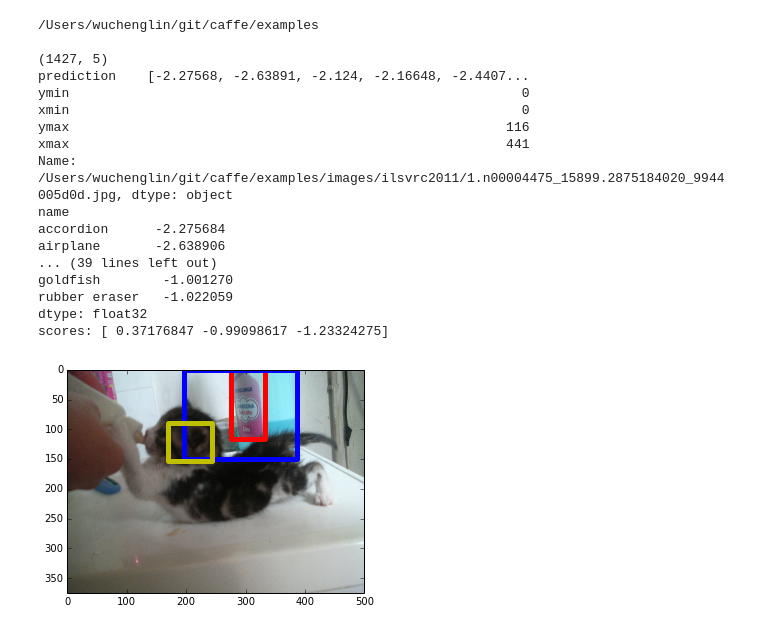
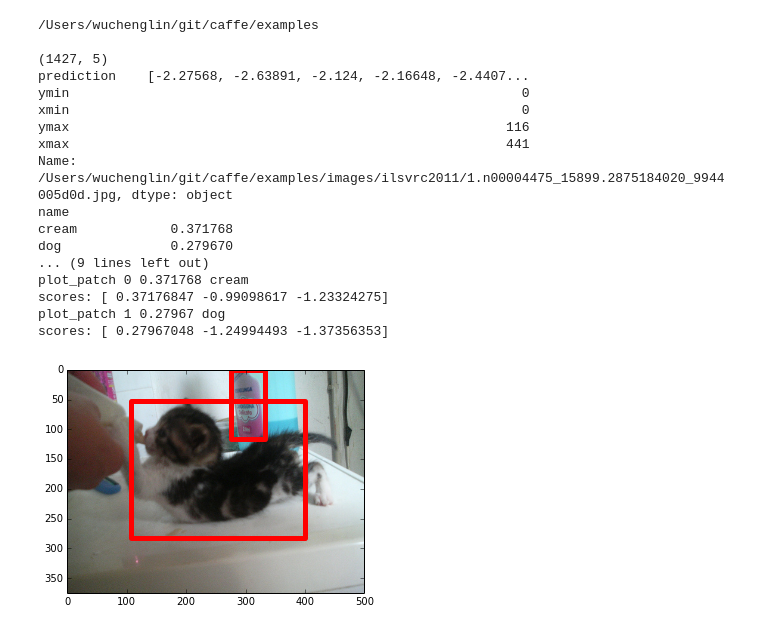
Before and after one commit to geekan/caffe, a Jupyter notebook: examples/one-cell-detection.ipynb, the cells around one changed output. Cells and saved outputs as stored; diff of their text form; code cells hidden in the pictures.

```diff
--- a/examples/one-cell-detection.ipynb
+++ b/examples/one-cell-detection.ipynb
@@ -58,19 +58,24 @@ def nms_detections(dets, overlap=0.3):
 
     return dets[pick, :]
 
-def plot_patch(plt, det_name, colors, df, predictions_df):
+def plot_patch(det_name, colors, df, predictions_df):
     scores = predictions_df[det_name]
     windows = df[['xmin', 'ymin', 'xmax', 'ymax']].values
     dets = np.hstack((windows, scores[:, np.newaxis]))
     nms_dets = nms_detections(dets)
 
     currentAxis = plt.gca()
-    for c, det in zip(colors, nms_dets[:3]):
+    for c, det in zip(colors, nms_dets[:len(colors)]):
+        if det[4] < 0:
+            break
+        plt.text(det[0], (det[3]-det[1])*9/10+det[1],
+                 str(det[4])+'\n'+det_name,
+                 bbox=dict(facecolor='white', alpha=0.5))
         currentAxis.add_patch(
             plt.Rectangle((det[0], det[1]), det[2]-det[0], det[3]-det[1],
             fill=False, edgecolor=c, linewidth=5)
         )
-    print 'scores:', nms_dets[:3, 4]
+    print 'scores:', nms_dets[:len(colors), 4]
 
 def detect_img(img_name):
     !mkdir -p _temp
@@ -103,41 +108,42 @@ def detect_img(img_name):
     print(max_s[:10])
 
     det_name = max_s.index[0]
 
     im = plt.imread(img_name)
     plt.imshow(im)
     colors = ['r', 'b', 'y']
 
-    for index, i in enumerate(max_s.index):
-        if i < 0:
+    for index, i in enumerate(max_s):
+        if i > 0:
+            print "plot_patch", index, i, max_s.index[index]
+            plot_patch(max_s.index[index], colors, df, predictions_df)
+        else:
             break
-        else:
-            plot_patch(plt, max_s.index[i], colors, df, predictions_df)
     # plot_patch(plt, det_name, colors, df, predictions_df)
     return
 
 def main():
     img_name = 'images/ilsvrc2011/1.n00004475_15899.2875184020_9944005d0d.jpg'
     detect_img(img_name)
 
 if __name__ == '__main__':
     main()
 # %% [output]
 /Users/wuchenglin/git/caffe/examples
 
 (1427, 5)
 prediction    [-2.27568, -2.63891, -2.124, -2.16648, -2.4407...
 ymin                                                          0
 xmin                                                          0
 ymax                                                        116
 xmax                                                        441
 Name: /Users/wuchenglin/git/caffe/examples/images/ilsvrc2011/1.n00004475_15899.2875184020_9944005d0d.jpg, dtype: object
 name
-accordion      -2.275684
-airplane       -2.638906
-... (39 lines left out)
-goldfish        -1.001270
-rubber eraser   -1.022059
-dtype: float32
+cream            0.371768
+dog              0.279670
+... (9 lines left out)
+plot_patch 0 0.371768 cream
 scores: [ 0.37176847 -0.99098617 -1.23324275]
+plot_patch 1 0.27967 dog
+scores: [ 0.27967048 -1.24994493 -1.37356353]
-[figure, old version]
+[figure, new version]
```
Also changed, not shown: parts of 1 cell of this notebook, 1 other file.
